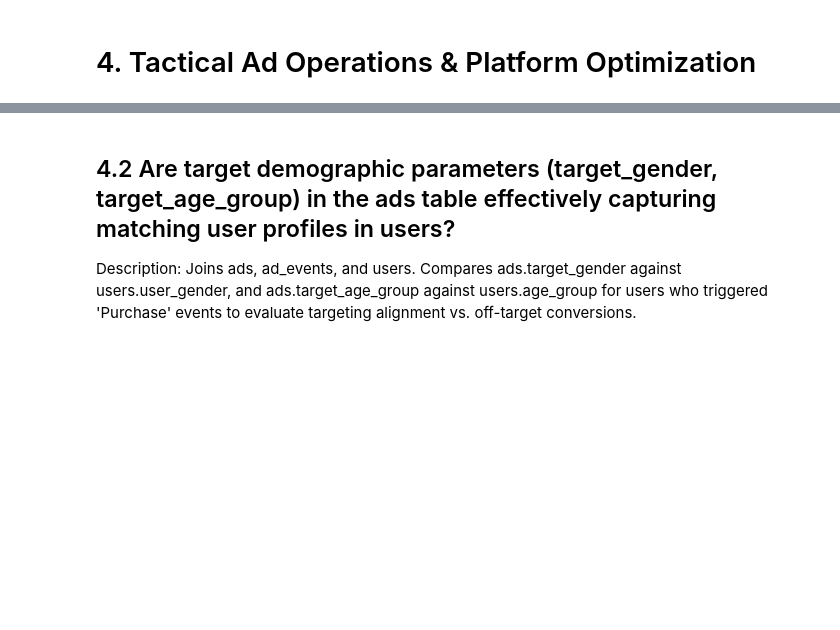
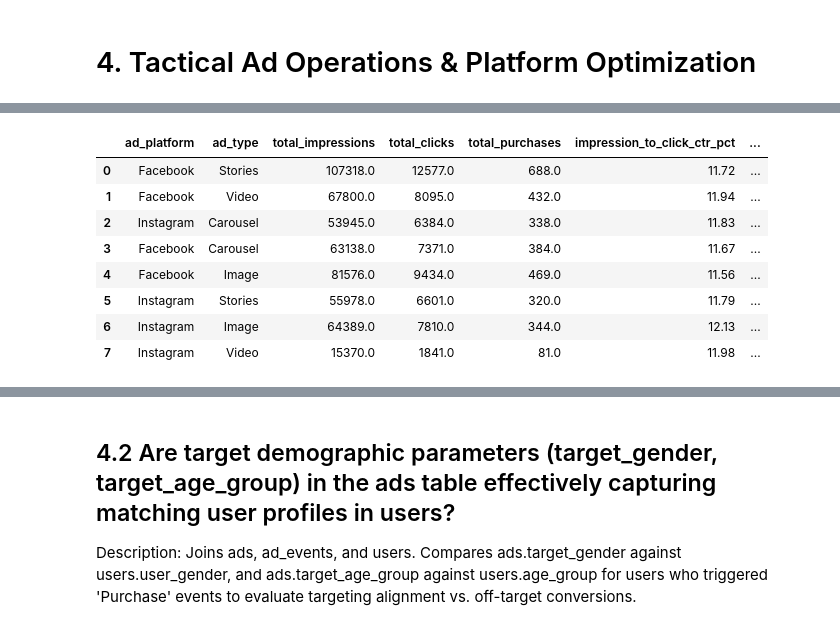
Before and after one commit to Kartika-Nidhi/Social_Media_Ads_Performance_Analysis_SQL, a Jupyter notebook: SocialMediaAdsPerformance.ipynb, the cells around one changed output, grey strips where cells are left out. Cells and saved outputs as stored; diff of their text form; code cells hidden in the pictures; blank space fills up the shorter version.

```diff
--- a/SocialMediaAdsPerformance.ipynb
+++ b/SocialMediaAdsPerformance.ipynb
@@ -476,0 +542,12 @@ Description: Joins ads and ad_events on ad_id. Groups by ad_platform (e.g., Face
+# %%
+df2
+# %% [output]
+|  | ad_platform | ad_type | total_impressions | total_clicks | total_purchases | impression_to_click_ctr_pct | ... |
+| 0 | Facebook | Stories | 107318.0 | 12577.0 | 688.0 | 11.72 | ... |
+| 1 | Facebook | Video | 67800.0 | 8095.0 | 432.0 | 11.94 | ... |
+| 2 | Instagram | Carousel | 53945.0 | 6384.0 | 338.0 | 11.83 | ... |
+| 3 | Facebook | Carousel | 63138.0 | 7371.0 | 384.0 | 11.67 | ... |
+| 4 | Facebook | Image | 81576.0 | 9434.0 | 469.0 | 11.56 | ... |
+| 5 | Instagram | Stories | 55978.0 | 6601.0 | 320.0 | 11.79 | ... |
+| 6 | Instagram | Image | 64389.0 | 7810.0 | 344.0 | 12.13 | ... |
+| 7 | Instagram | Video | 15370.0 | 1841.0 | 81.0 | 11.98 | ... |
```
Also changed, not shown: parts of 6 cells of this notebook.
